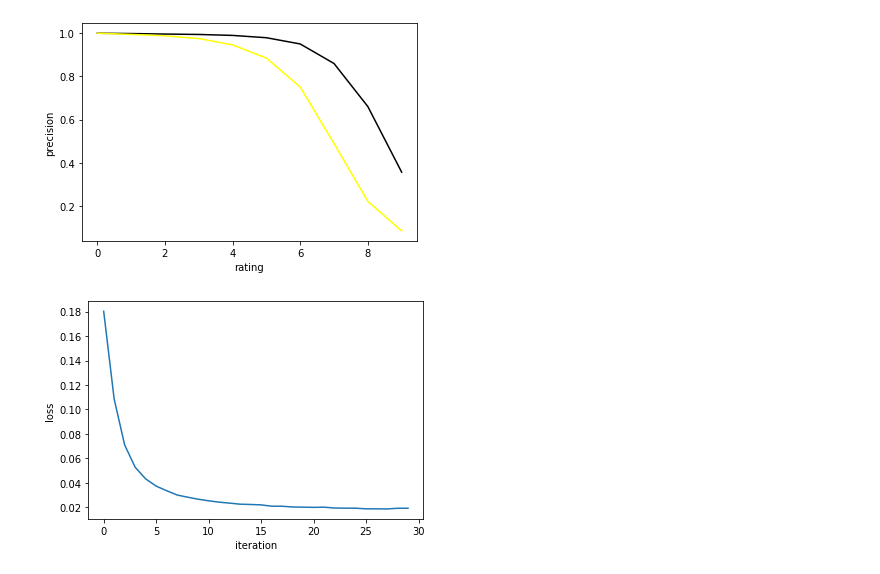
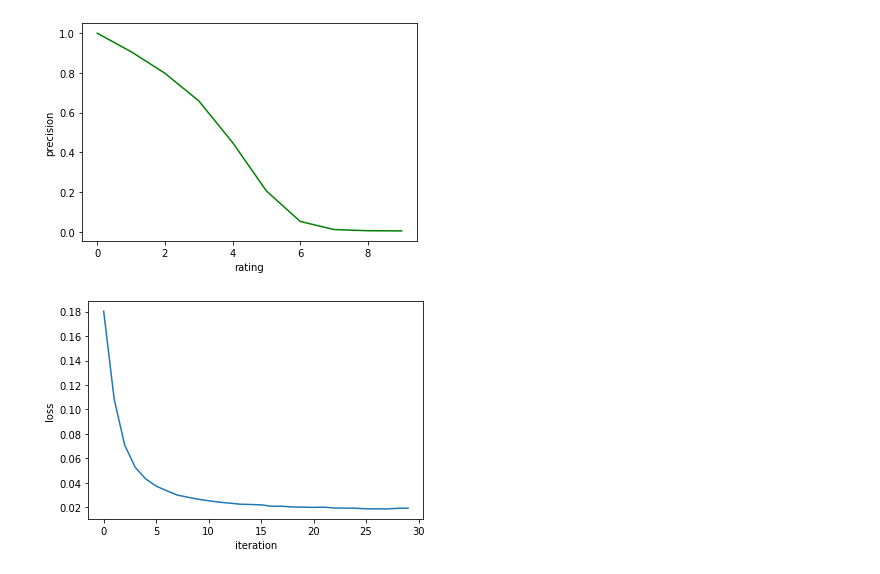
Before and after one commit to DruryXu/SCUthesis, a Jupyter notebook: data_analysis/data_analysis.ipynb, the cells around one changed output. Cells and saved outputs as stored; diff of their text form; code cells hidden in the pictures.

```diff
--- a/data_analysis/data_analysis.ipynb
+++ b/data_analysis/data_analysis.ipynb
@@ -6,24 +6,24 @@ import seaborn as sns
 # %%
 # itemCF = [1.0, 0.9962561157200595, 0.9911933631142311, 0.9838332269729845, 0.9675388215273345, 0.9372899383109978, 0.8802807913209957, 0.7497553711976175, 0.5318868325888109, 0.277898319506488]
 # item2vec = [0.43611111111111117, 0.43611111111111117, 0.43472222222222223, 0.4305555555555556, 0.4166666666666667, 0.3819444444444444, 0.30972222222222223, 0.18981481481481483, 0.09675925925925927, 0.033796296296296297]
 # LFM = [1.0, 0.9927674962773878, 0.9833652414379922, 0.9658796000850883, 0.9320144650074453, 0.865049989363965, 0.7365241437991916, 0.48810891299723463, 0.23731121038077002, 0.08959795788130184]
 # NCF_new = [1.0, 0.9985534992554778, 0.9962561157200597, 0.9943841735800895, 0.9899595830674325, 0.9792810040416934, 0.950393533290789, 0.859902148479047, 0.6607104871303978, 0.3569027866411402]
 # NCF_old = [1.0, 0.9947245266964475, 0.9880450967879175, 0.9755371197617528, 0.9461391193363115, 0.8849181025313763, 0.7511167836630505, 0.48942778132312276, 0.22186768772601573, 0.08487555839183153]
-# BPR = [1.0, 0.9069559668155712, 0.7984258668368431, 0.6593065305254201, 0.44981918740693466, 0.2057009146990002, 0.05207402680280791, 0.011231652839821315, 0.005360561582641991, 0.0043395022335673255]
+BPR = [1.0, 0.9069559668155712, 0.7984258668368431, 0.6593065305254201, 0.44981918740693466, 0.2057009146990002, 0.05207402680280791, 0.011231652839821315, 0.005360561582641991, 0.0043395022335673255]
 x_data = [i for i in range(10)]
 # itemCF, = plt.plot(x_data, itemCF, color = 'blue')
 # item2vec, = plt.plot(x_data, item2vec, color = 'red')
 # LFM, = plt.plot(x_data, LFM, color = 'red')
-NCF_new, = plt.plot(x_data, NCF_new, color = 'black')
-NCF_old, = plt.plot(x_data, NCF_old, color = 'yellow')
-# BPR, = plt.plot(x_data, BPR, color = "green")
+# NCF_new, = plt.plot(x_data, NCF_new, color = 'black')
+# NCF_old, = plt.plot(x_data, NCF_old, color = 'yellow')
+BPR, = plt.plot(x_data, BPR, color = "green")
 # plt.legend([itemCF, LFM, NCF_new, NCF_old, BPR], ['itemCF', 'LFM', 'NCF_new', 'NCF_old', "BPR"])
 plt.xlabel("rating")
 plt.ylabel("precision")
-plt.savefig("ncf_precision.jpg")
+plt.savefig("bpr_precision.jpg")
 plt.show()
 # %% [output]
-[figure, old version]
+[figure, new version]
 # %%
 loss = [0.18030898087022273, 0.10848601644591498, 0.0709805096193708, 0.0527580640736663,
         0.043247173574194504, 0.03734086560867708, 0.0335774526962298, 0.030060293921356455,
```
Also changed, not shown: parts of 3 cells of this notebook, 11 other files.
